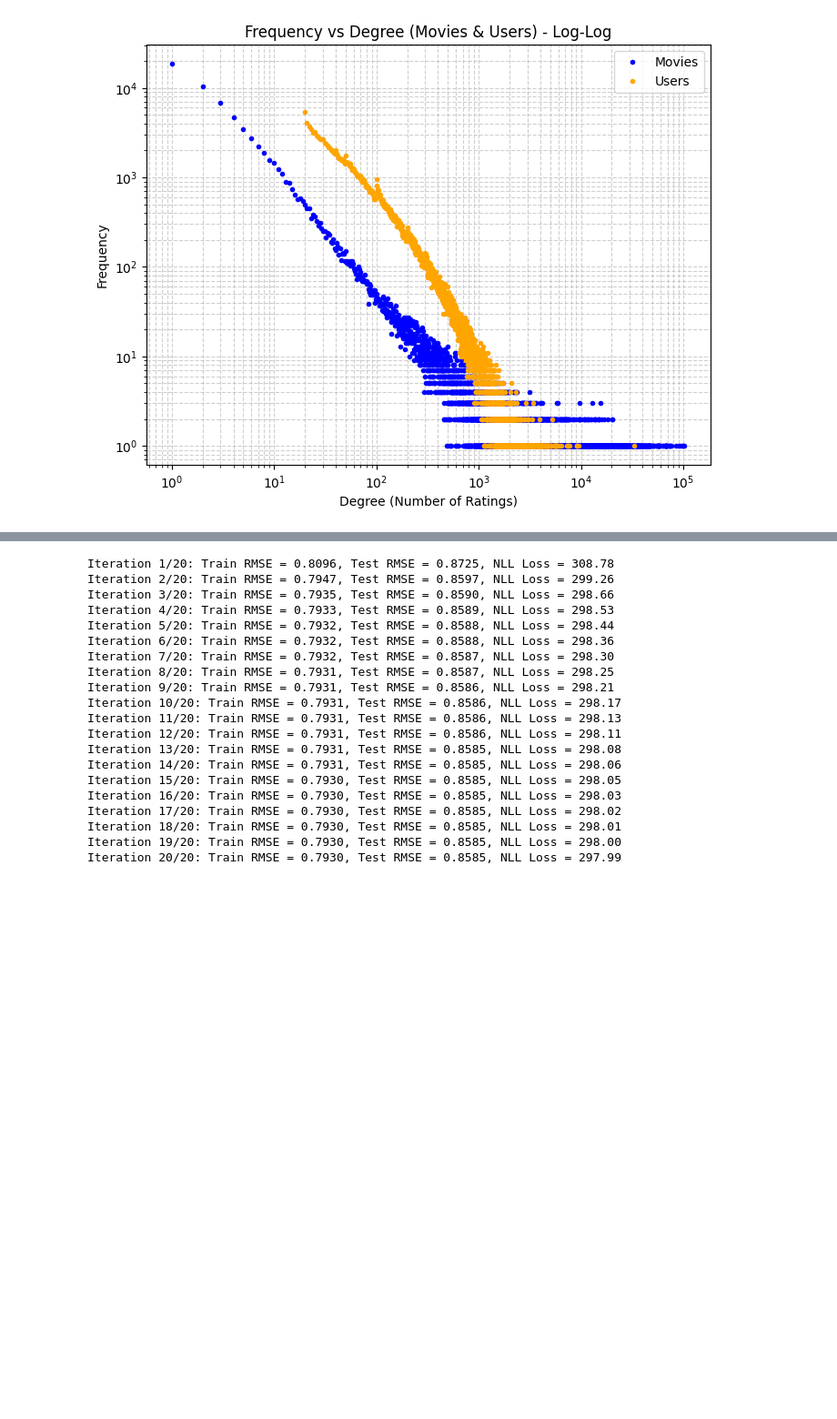
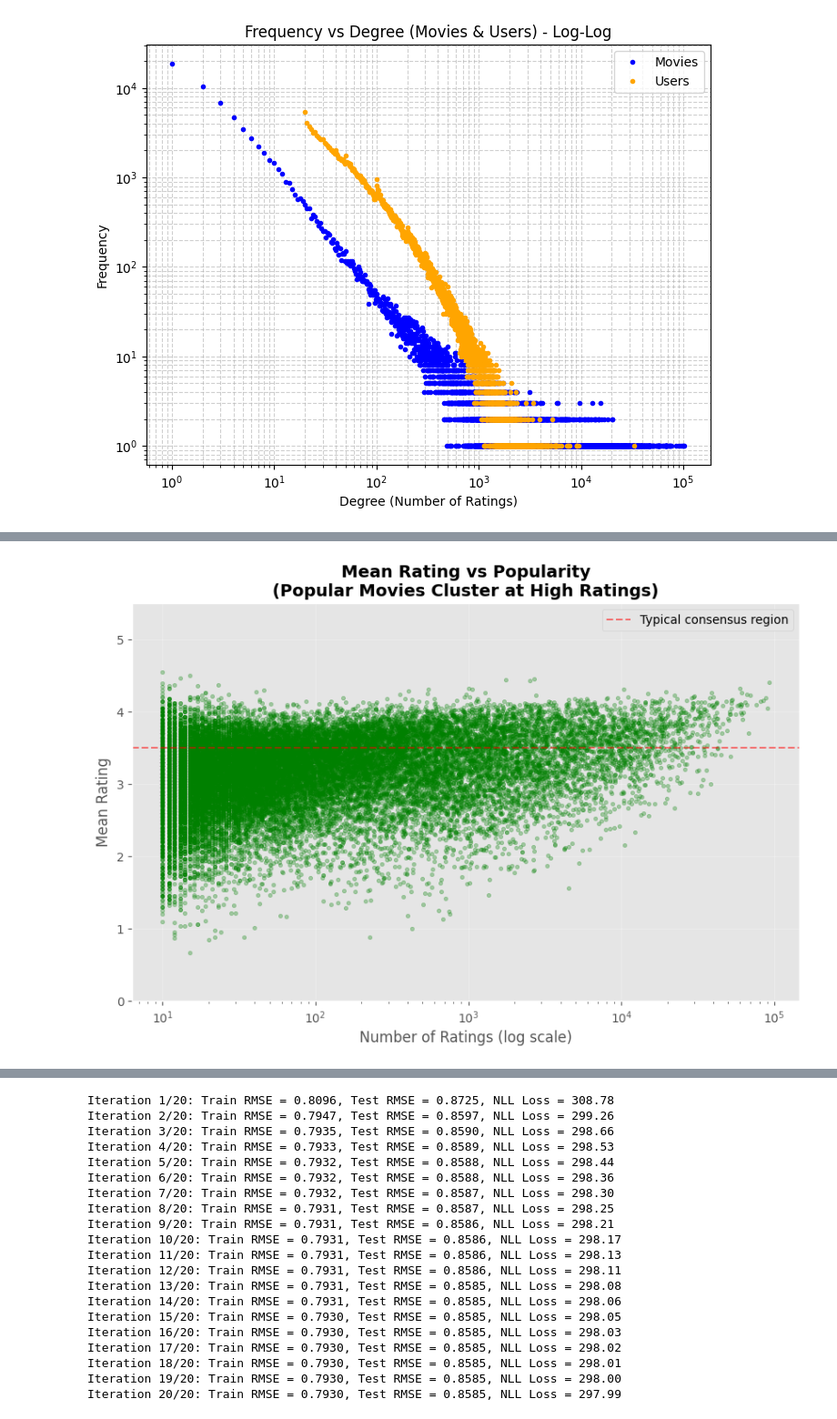
Before and after one commit to hassanql/mlas, a Jupyter notebook: ml_at_scale_draft.ipynb, the cells around one changed output, grey strips where cells are left out. Shown at 91% size. Saved outputs shown, nothing was run; the diff lists cells and outputs as text; code cells hidden in the pictures; blank space fills up the shorter version.

```diff
--- a/ml_at_scale_draft.ipynb
+++ b/ml_at_scale_draft.ipynb
@@ -269,0 +384,39 @@ plot_frequency_vs_degree(data)
+# %%
+def plot_mean_vs_count():
+    """Shows popular movies tend to be highly rated"""
+    global movie_means
+    # 1. Compute mean rating for each movie
+    movie_means = np.zeros(N)
+    for movie_idx in range(N):
+        ratings = get_movie_train_ratings_array(movie_idx)
+        if len(ratings) >= 10:
+            movie_means[movie_idx] = np.mean(ratings)
+        else:
+            movie_means[movie_idx] = np.nan
+
+    # 2. Filter and plot
+    valid_mask = ~np.isnan(movie_means)
+    counts = movie_rating_counts[valid_mask]
+    means = movie_means[valid_mask]
+
+    plt.figure(figsize=(10, 6))
+    plt.scatter(counts, means, alpha=0.3, s=10, color='green')
+    plt.xscale('log')
+    plt.xlabel('Number of Ratings (log scale)', fontsize=12)
+    plt.ylabel('Mean Rating', fontsize=12)
+    plt.title('Mean Rating vs Popularity\n(Popular Movies Cluster at High Ratings)',
+              fontsize=14, fontweight='bold')
+    plt.ylim(0, 5.5)
+    plt.grid(True, alpha=0.3)
+
+    # Highlight the "funnel" shape
+    plt.axhline(y=3.5, color='red', linestyle='--', alpha=0.5,
+                label='Typical consensus region')
+    plt.legend()
+
+    plt.savefig('mean_vs_count.pdf', bbox_inches='tight')
+    plt.show()
+
+plot_mean_vs_count()
+# %% [output]
+[figure, added]
```
Also changed, not shown: parts of 89 cells of this notebook, 50 other files.
